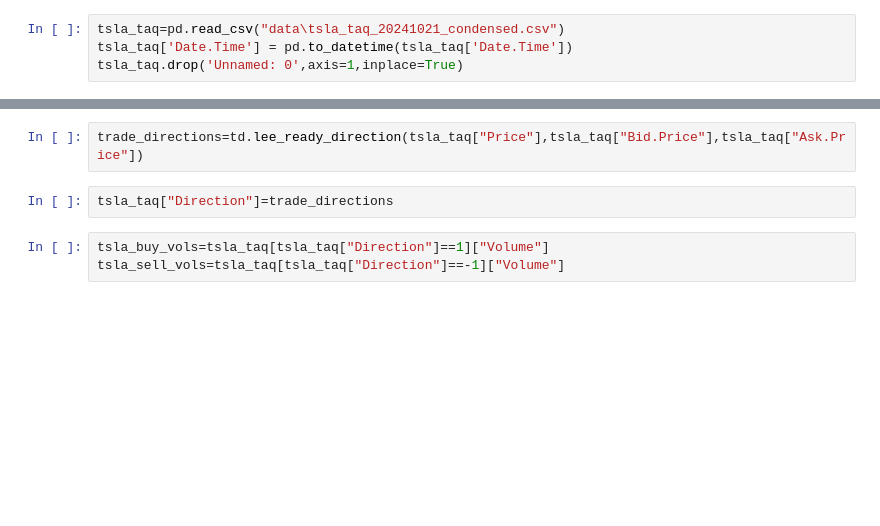
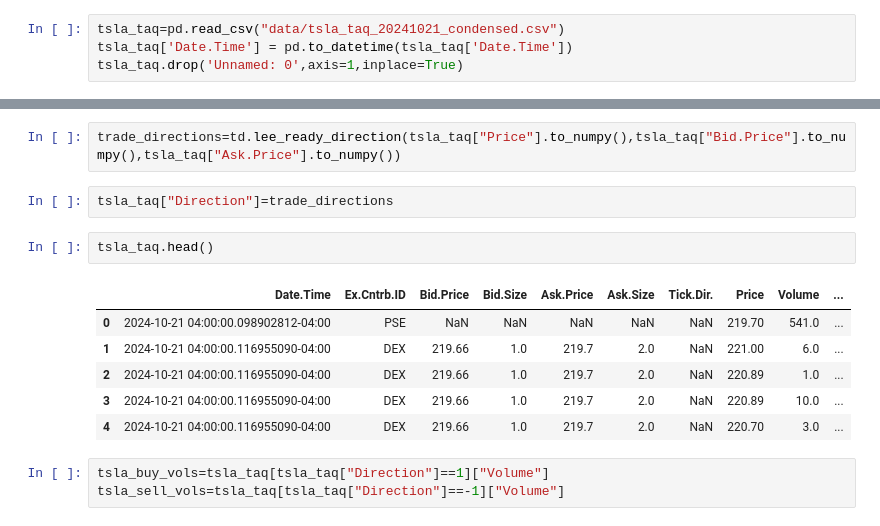
Before and after one commit to nnagarajan/FE520-PRJ, a Jupyter notebook: final-project.ipynb, the cells around one changed output, grey strips where cells are left out. Drawn from its saved outputs; the diff is of its cells as text; blank space fills up the shorter version.

```diff
--- a/final-project.ipynb
+++ b/final-project.ipynb
@@ -44,5 +44,5 @@ importlib.reload(lm)
 # %%
-tsla_taq=pd.read_csv("data\tsla_taq_20241021_condensed.csv")
+tsla_taq=pd.read_csv("data/tsla_taq_20241021_condensed.csv")
 tsla_taq['Date.Time'] = pd.to_datetime(tsla_taq['Date.Time'])
 tsla_taq.drop('Unnamed: 0',axis=1,inplace=True)
 # %%
@@ -138,9 +104,18 @@ d_t =
 \end{cases}
 $$
 # %%
-trade_directions=td.lee_ready_direction(tsla_taq["Price"],tsla_taq["Bid.Price"],tsla_taq["Ask.Price"])
+trade_directions=td.lee_ready_direction(tsla_taq["Price"].to_numpy(),tsla_taq["Bid.Price"].to_numpy(),tsla_taq["Ask.Price"].to_numpy())
 # %%
 tsla_taq["Direction"]=trade_directions
+# %%
+tsla_taq.head()
+# %% [output]
+|  | Date.Time | Ex.Cntrb.ID | Bid.Price | Bid.Size | Ask.Price | Ask.Size | Tick.Dir. | Price | Volume | ... |
+| 0 | 2024-10-21 04:00:00.098902812-04:00 | PSE | NaN | NaN | NaN | NaN | NaN | 219.70 | 541.0 | ... |
+| 1 | 2024-10-21 04:00:00.116955090-04:00 | DEX | 219.66 | 1.0 | 219.7 | 2.0 | NaN | 221.00 | 6.0 | ... |
+| 2 | 2024-10-21 04:00:00.116955090-04:00 | DEX | 219.66 | 1.0 | 219.7 | 2.0 | NaN | 220.89 | 1.0 | ... |
+| 3 | 2024-10-21 04:00:00.116955090-04:00 | DEX | 219.66 | 1.0 | 219.7 | 2.0 | NaN | 220.89 | 10.0 | ... |
+| 4 | 2024-10-21 04:00:00.116955090-04:00 | DEX | 219.66 | 1.0 | 219.7 | 2.0 | NaN | 220.70 | 3.0 | ... |
 # %%
 tsla_buy_vols=tsla_taq[tsla_taq["Direction"]==1]["Volume"]
 tsla_sell_vols=tsla_taq[tsla_taq["Direction"]==-1]["Volume"]
```
Also changed, not shown: parts of 23 cells of this notebook, 1 other file.
